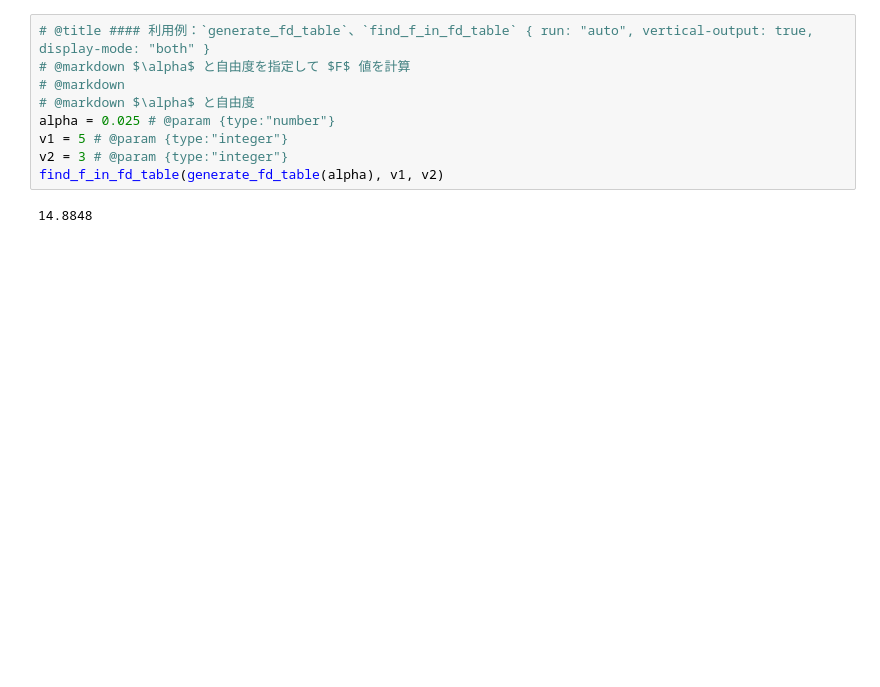
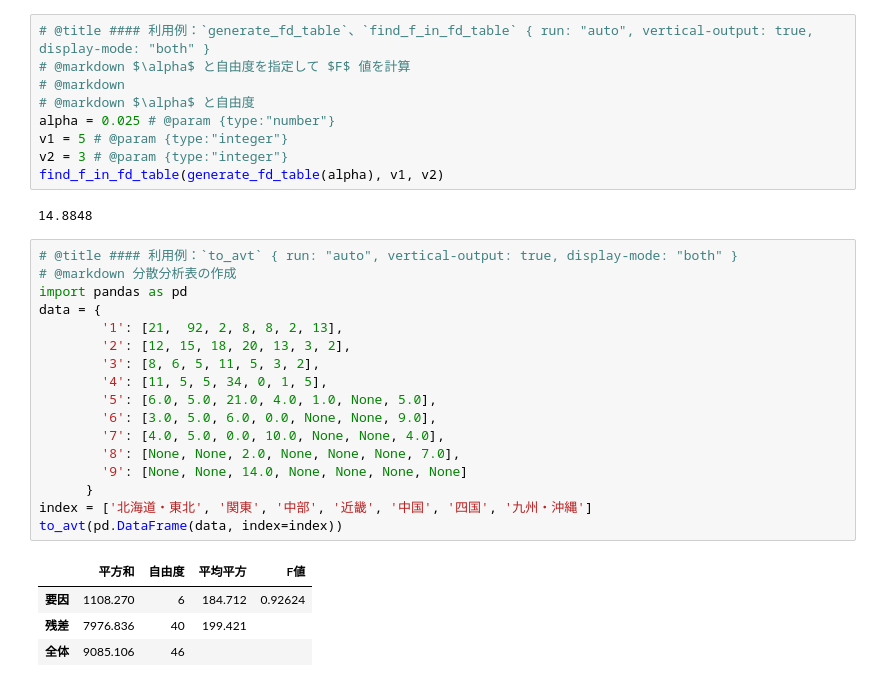
Before and after one commit to sasuraibito1125/google_colab, a Jupyter notebook: F分布表.ipynb, the cells around one changed output. Cells and saved outputs as stored; diff of their text form; blank space fills up the shorter version.

```diff
--- a/F分布表.ipynb
+++ b/F分布表.ipynb
@@ -200,3 +238,25 @@ v2 = 3 # @param {type:"integer"}
 find_f_in_fd_table(generate_fd_table(alpha), v1, v2)
 # %% [output]
 14.8848
+# %%
+# @title #### 利用例：`to_avt` { run: "auto", vertical-output: true, display-mode: "both" }
+# @markdown 分散分析表の作成
+import pandas as pd
+data = {
+        '1': [21,  92, 2, 8, 8, 2, 13],
+        '2': [12, 15, 18, 20, 13, 3, 2],
+        '3': [8, 6, 5, 11, 5, 3, 2],
+        '4': [11, 5, 5, 34, 0, 1, 5],
+        '5': [6.0, 5.0, 21.0, 4.0, 1.0, None, 5.0],
+        '6': [3.0, 5.0, 6.0, 0.0, None, None, 9.0],
+        '7': [4.0, 5.0, 0.0, 10.0, None, None, 4.0],
+        '8': [None, None, 2.0, None, None, None, 7.0],
+        '9': [None, None, 14.0, None, None, None, None]
+      }
+index = ['北海道・東北', '関東', '中部', '近畿', '中国', '四国', '九州・沖縄']
+to_avt(pd.DataFrame(data, index=index))
+# %% [output]
+|  | 平方和 | 自由度 | 平均平方 | F値 |
+| 要因 | 1108.270 | 6 | 184.712 | 0.92624 |
+| 残差 | 7976.836 | 40 | 199.421 |  |
+| 全体 | 9085.106 | 46 |  |  |
```
Also changed, not shown: parts of 2 cells of this notebook.
